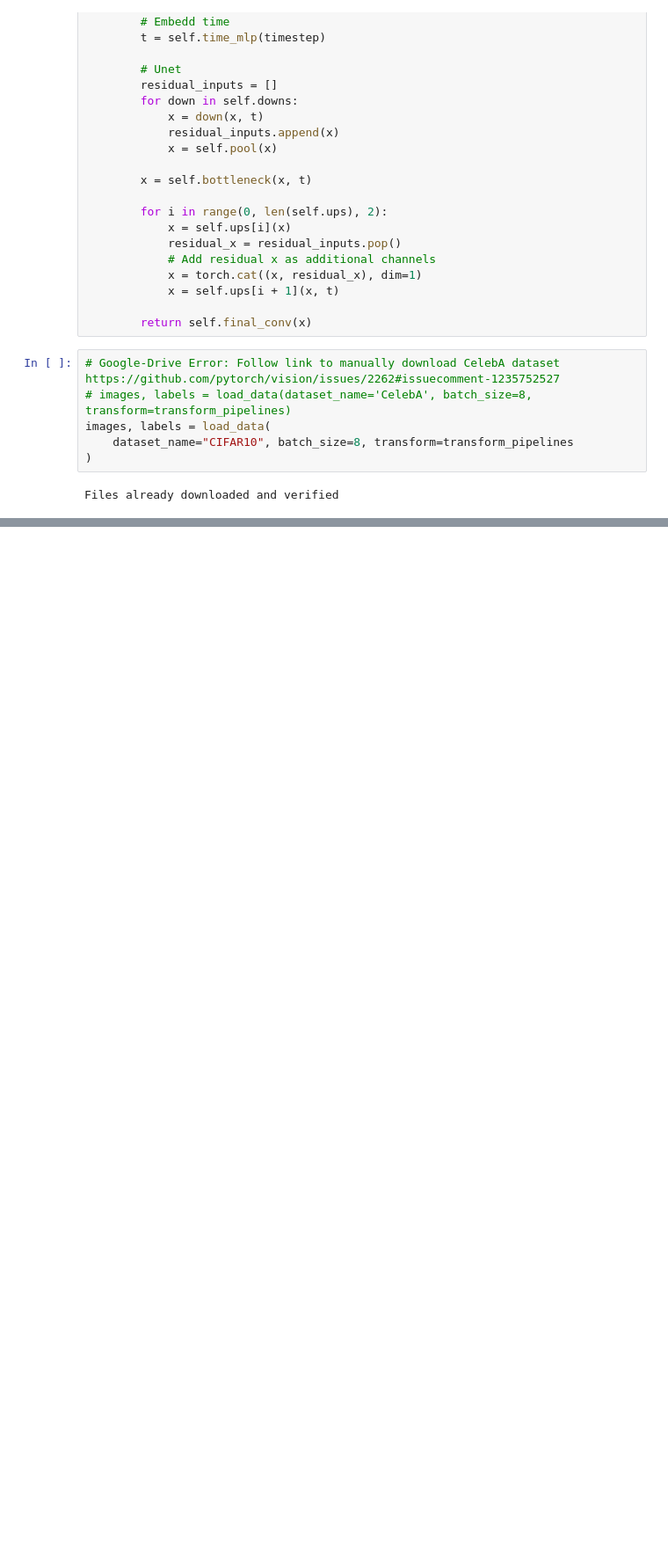
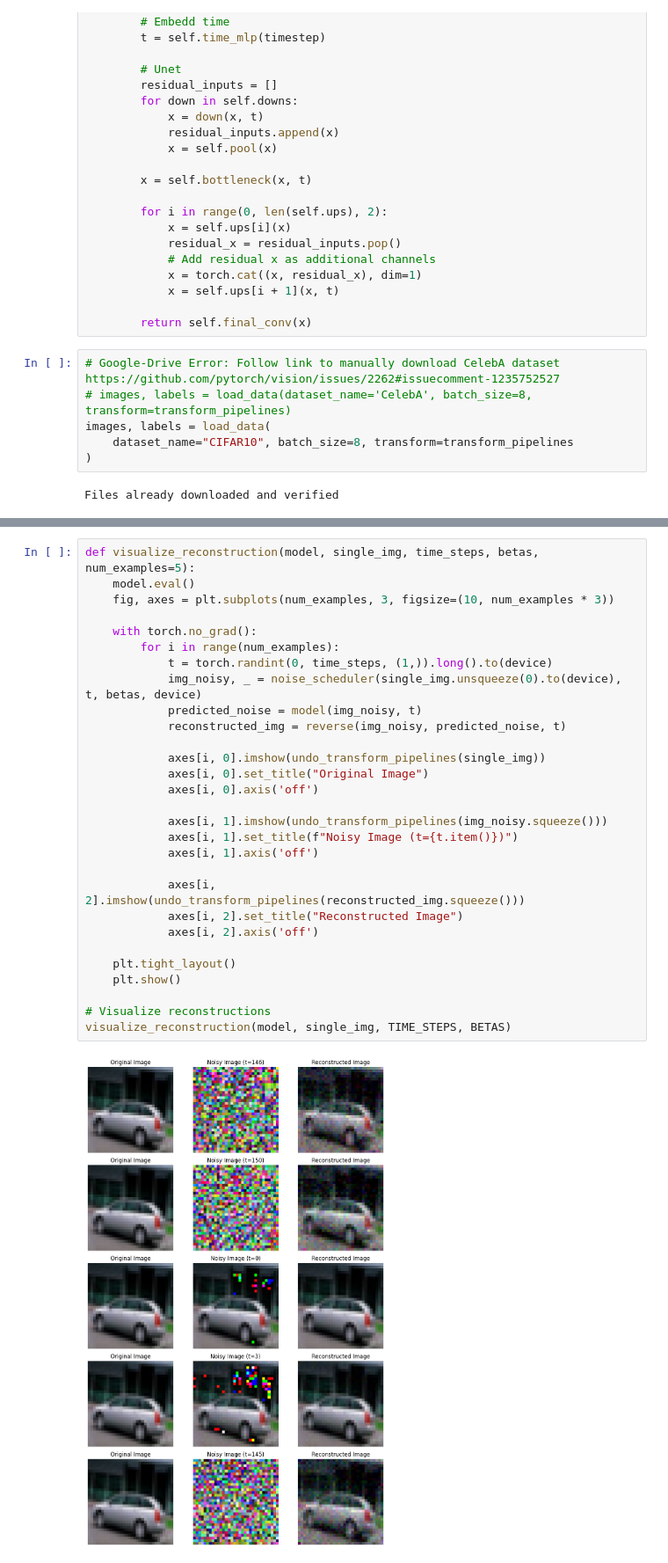
Before and after one commit to patrick-lindemann/ddpm, a Jupyter notebook: train_test_denoiser.ipynb, the cells around one changed output, grey strips where cells are left out. Shown at 88% size. Cells and saved outputs as stored; diff of their text form; blank space fills up the shorter version.

```diff
--- a/train_test_denoiser.ipynb
+++ b/train_test_denoiser.ipynb
@@ -360,0 +457,31 @@ torch.Size([128, 3, 32, 32])
+# %%
+def visualize_reconstruction(model, single_img, time_steps, betas, num_examples=5):
+    model.eval()
+    fig, axes = plt.subplots(num_examples, 3, figsize=(10, num_examples * 3))
+
+    with torch.no_grad():
+        for i in range(num_examples):
+            t = torch.randint(0, time_steps, (1,)).long().to(device)
+            img_noisy, _ = noise_scheduler(single_img.unsqueeze(0).to(device), t, betas, device)
+            predicted_noise = model(img_noisy, t)
+            reconstructed_img = reverse(img_noisy, predicted_noise, t)
+
+            axes[i, 0].imshow(undo_transform_pipelines(single_img))
+            axes[i, 0].set_title("Original Image")
+            axes[i, 0].axis('off')
+
+            axes[i, 1].imshow(undo_transform_pipelines(img_noisy.squeeze()))
+            axes[i, 1].set_title(f"Noisy Image (t={t.item()})")
+            axes[i, 1].axis('off')
+
+            axes[i, 2].imshow(undo_transform_pipelines(reconstructed_img.squeeze()))
+            axes[i, 2].set_title("Reconstructed Image")
+            axes[i, 2].axis('off')
+
+    plt.tight_layout()
+    plt.show()
+
+# Visualize reconstructions
+visualize_reconstruction(model, single_img, TIME_STEPS, BETAS)
+# %% [output]
+[figure, added]
```
Also changed, not shown: parts of 9 cells of this notebook.
